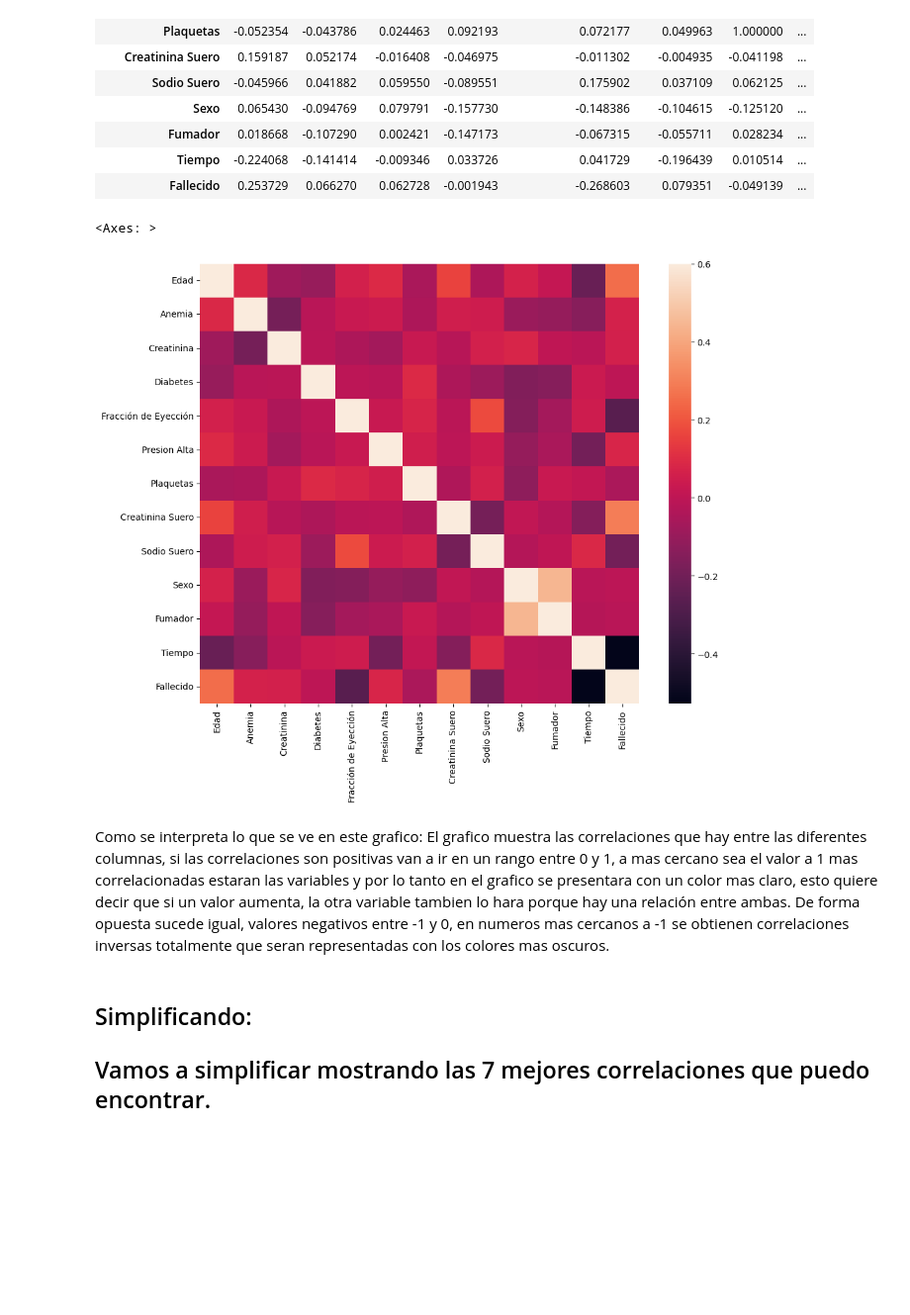
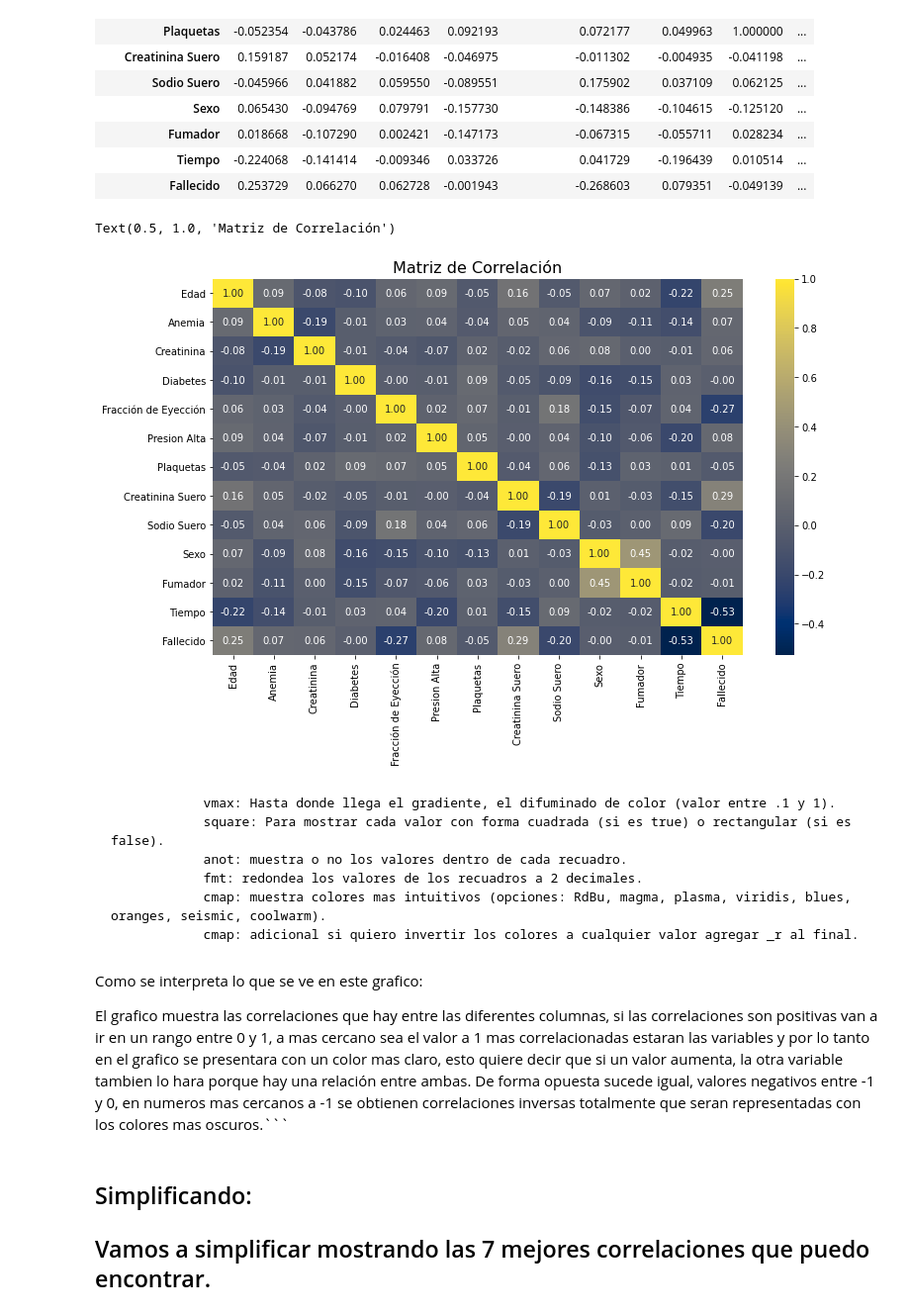
Before and after one commit to NestorDiazDataSC/Analisis_de_Datos, a Jupyter notebook: Estudio_Ataques_al_Corazon/Informe_Ataques_al_Corazon.ipynb, the cells around one changed output. Shown: that part at 99% size. Saved outputs shown, nothing was run; the diff lists cells and outputs as text; code cells hidden in the pictures; blank space fills up the shorter version.

````diff
--- a/Estudio_Ataques_al_Corazon/Informe_Ataques_al_Corazon.ipynb
+++ b/Estudio_Ataques_al_Corazon/Informe_Ataques_al_Corazon.ipynb
@@ -118,19 +113,27 @@ df.corr()
 | Tiempo | -0.224068 | -0.141414 | -0.009346 | 0.033726 | 0.041729 | -0.196439 | 0.010514 | ... |
 | Fallecido | 0.253729 | 0.066270 | 0.062728 | -0.001943 | -0.268603 | 0.079351 | -0.049139 | ... |
 # %%
+# Calculo de la matriz de correlacion de estos datos.
 Cormat = df.corr()
 Cormat
 
-f, ax = plt.subplots(figsize=(12,9))
-sns.heatmap(Cormat, vmax=.6, square=True) # vmax: Hasta donde llega el gradiente, el difuminado de color, si fuera 1 seria hasta ser totalmente blanco.
-
-# Interpretación: Mientras mas claro sean los colores, mayor correlación habra entre variables.
+f, ax = plt.subplots(figsize=(12,7))
+sns.heatmap(Cormat, vmax=1, square=False, annot=True, fmt=".2f", cmap="cividis")
+plt.title("Matriz de Correlación", fontsize=16)
 # %% [output]
-<Axes: >
+Text(0.5, 1.0, 'Matriz de Correlación')
-[figure, old version]
+[figure, new version]
+# %% [markdown]
+                vmax: Hasta donde llega el gradiente, el difuminado de color (valor entre .1 y 1).
+                square: Para mostrar cada valor con forma cuadrada (si es true) o rectangular (si es false).
+                anot: muestra o no los valores dentro de cada recuadro.
+                fmt: redondea los valores de los recuadros a 2 decimales.
+                cmap: muestra colores mas intuitivos (opciones: RdBu, magma, plasma, viridis, blues, oranges, seismic, coolwarm).
+                cmap: adicional si quiero invertir los colores a cualquier valor agregar _r al final.
 # %% [markdown]
 Como se interpreta lo que se ve en este grafico:
-El grafico muestra las correlaciones que hay entre las diferentes columnas, si las correlaciones son positivas van a ir en un rango entre 0 y 1, a mas cercano sea el valor a 1 mas correlacionadas estaran las variables y por lo tanto en el grafico se presentara con un color mas claro, esto quiere decir que si un valor aumenta, la otra variable tambien lo hara porque hay una relación entre ambas. De forma opuesta sucede igual, valores negativos entre -1 y 0, en numeros mas cercanos a -1 se obtienen correlaciones inversas totalmente que seran representadas con los colores mas oscuros.
+
+El grafico muestra las correlaciones que hay entre las diferentes columnas, si las correlaciones son positivas van a ir en un rango entre 0 y 1, a mas cercano sea el valor a 1 mas correlacionadas estaran las variables y por lo tanto en el grafico se presentara con un color mas claro, esto quiere decir que si un valor aumenta, la otra variable tambien lo hara porque hay una relación entre ambas. De forma opuesta sucede igual, valores negativos entre -1 y 0, en numeros mas cercanos a -1 se obtienen correlaciones inversas totalmente que seran representadas con los colores mas oscuros.```
 # %% [markdown]
 ## Simplificando:
 ## Vamos a simplificar mostrando las 7 mejores correlaciones que puedo encontrar.
````
Also changed, not shown: parts of 5 cells of this notebook.
